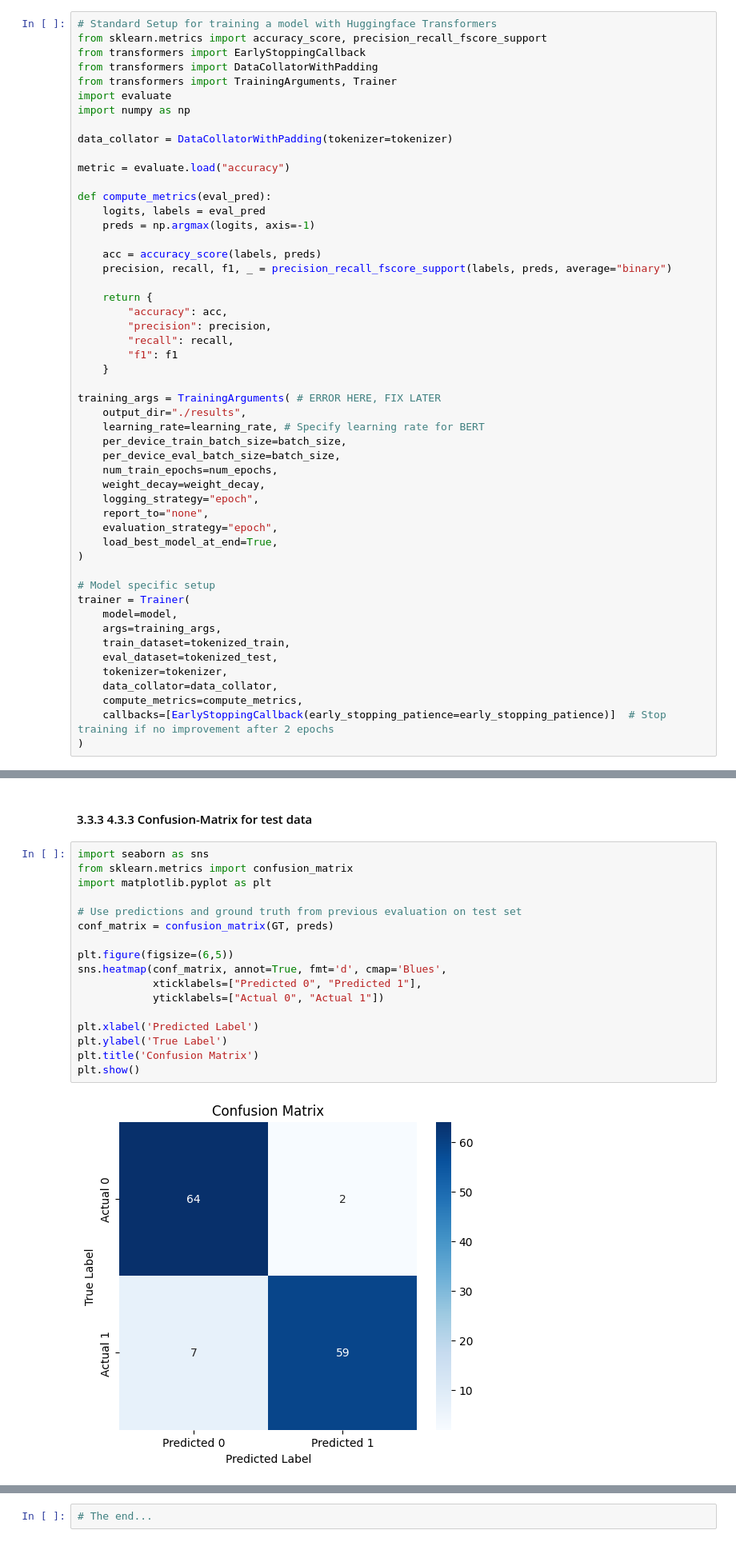
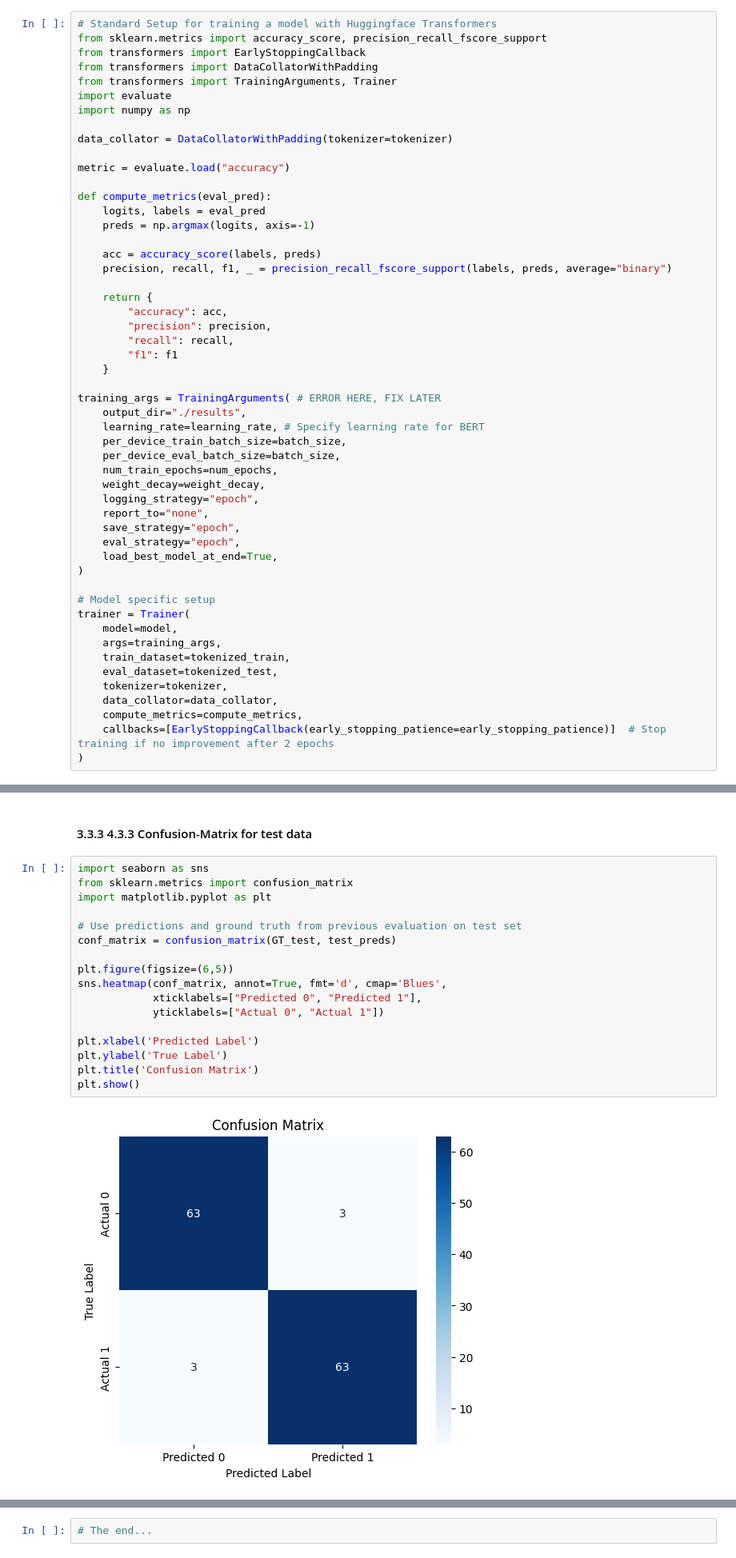
Before and after one commit to Raphael-Merz/nonsig-master-thesis, a Jupyter notebook: notebooks/python/BERT training with Early Stopping.ipynb, the cells around one changed output, grey strips where cells are left out. Shown at 80% size. Cells and saved outputs as stored; diff of their text form.

```diff
--- a/notebooks/python/BERT training with Early Stopping.ipynb
+++ b/notebooks/python/BERT training with Early Stopping.ipynb
@@ -283,7 +283,8 @@ training_args = TrainingArguments( # ERROR HERE, FIX LATER
     weight_decay=weight_decay,
     logging_strategy="epoch",
     report_to="none",
-    evaluation_strategy="epoch",
+    save_strategy="epoch",
+    eval_strategy="epoch",
     load_best_model_at_end=True,
 )
 
@@ -362,22 +372,22 @@ weighted avg       0.93      0.93      0.93       132
 # %%
 import seaborn as sns
 from sklearn.metrics import confusion_matrix
 import matplotlib.pyplot as plt
 
 # Use predictions and ground truth from previous evaluation on test set
-conf_matrix = confusion_matrix(GT, preds)
+conf_matrix = confusion_matrix(GT_test, test_preds)
 
 plt.figure(figsize=(6,5))
 sns.heatmap(conf_matrix, annot=True, fmt='d', cmap='Blues',
             xticklabels=["Predicted 0", "Predicted 1"],
             yticklabels=["Actual 0", "Actual 1"])
 
 plt.xlabel('Predicted Label')
 plt.ylabel('True Label')
 plt.title('Confusion Matrix')
 plt.show()
 # %% [output]
-[figure, old version]
+[figure, new version]
 # %%
 # F1 score printout
 from sklearn.metrics import f1_score
```
Also changed, not shown: parts of 14 cells of this notebook.
